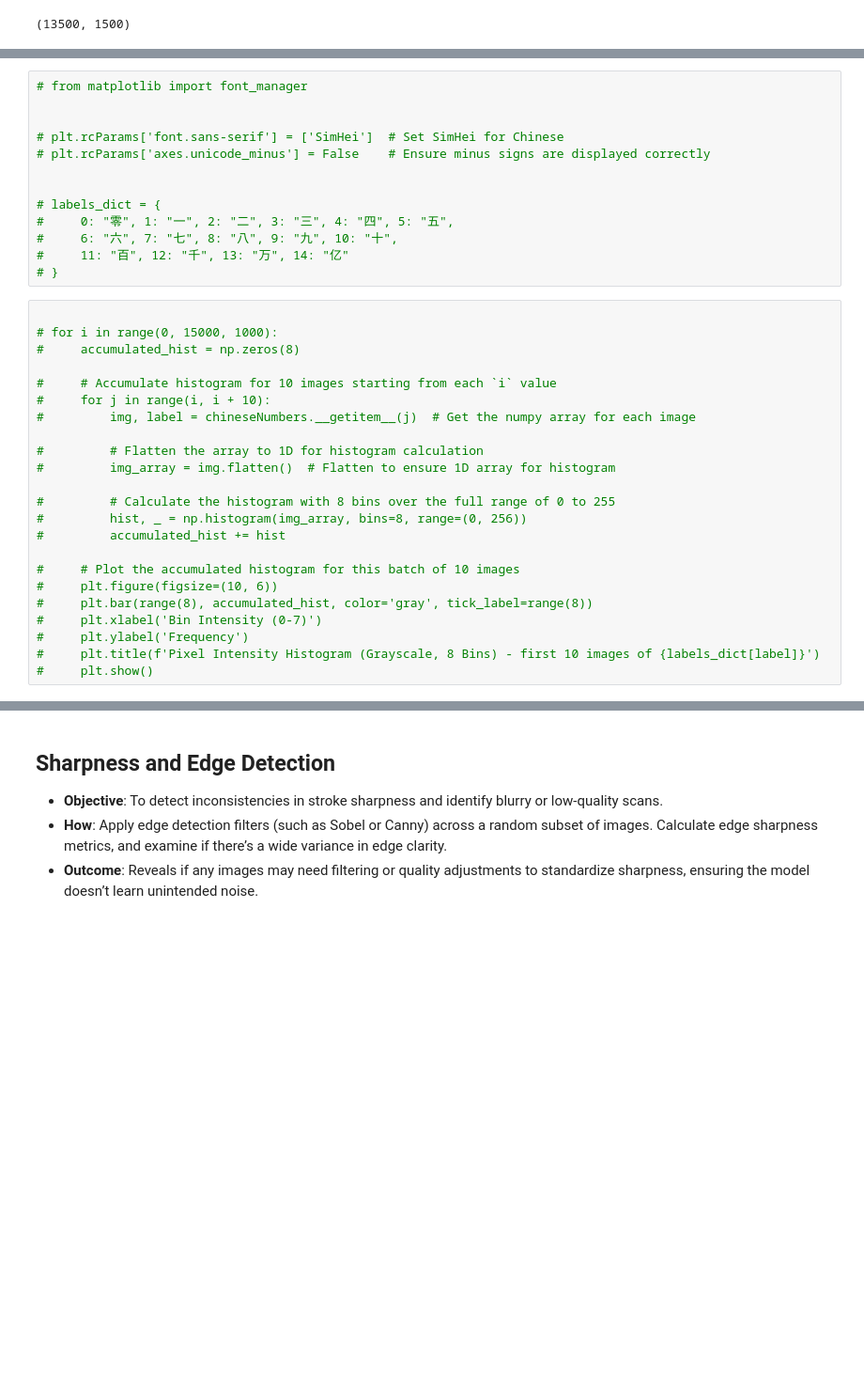
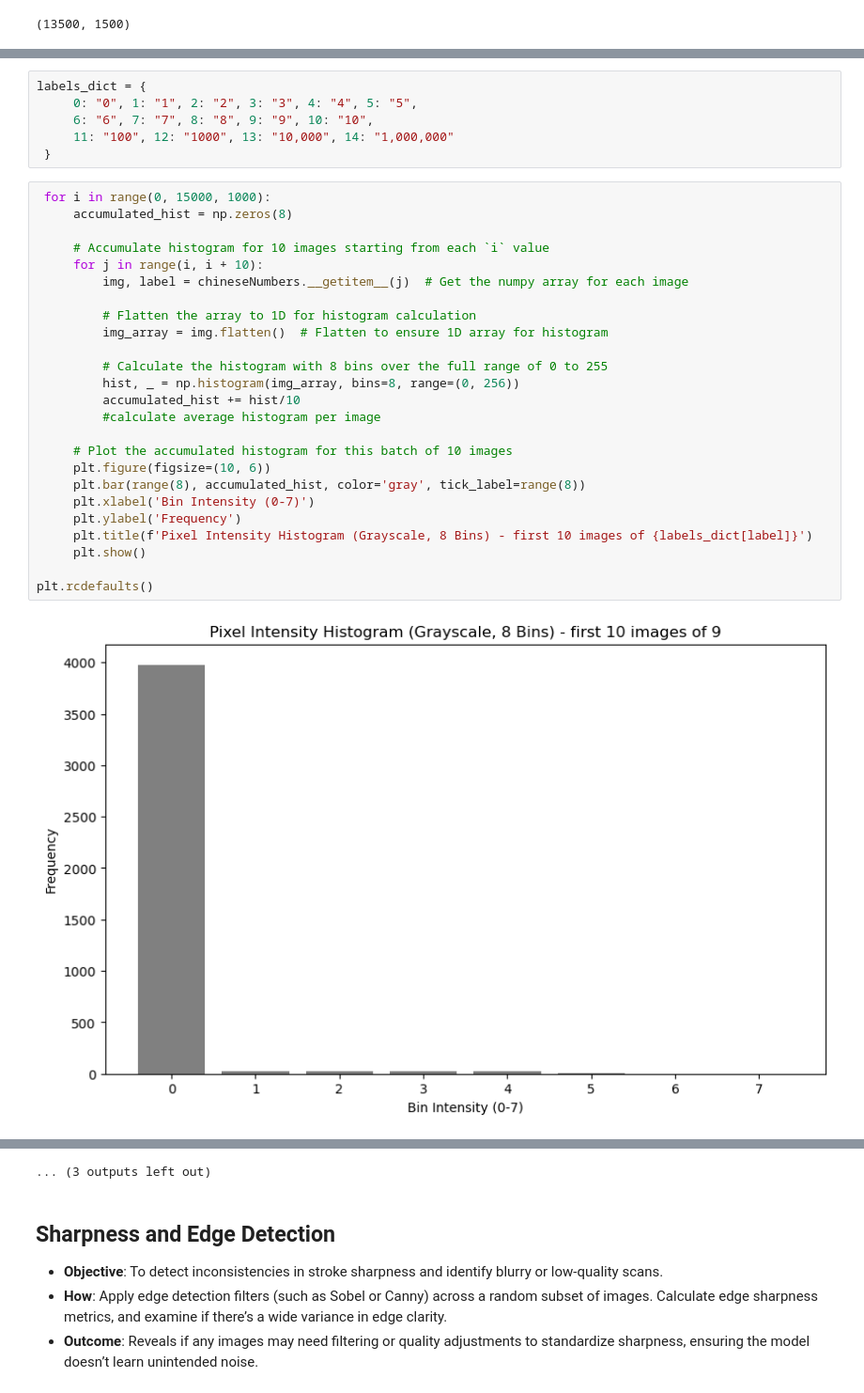
Before and after one commit to quiet98k/Chinese-Digit-Classifier, a Jupyter notebook: minst.ipynb, the cells around one changed output, grey strips where cells are left out. Shown at 94% size. Cells and saved outputs as stored; diff of their text form; blank space fills up the shorter version.

Commit message:
fix font issue

```diff
--- a/minst.ipynb
+++ b/minst.ipynb
@@ -222,37 +155,34 @@ findfont: Generic family 'sans-serif' not found because none of the following fa
 [figure]
-# %%
-# from matplotlib import font_manager
-
-
-# plt.rcParams['font.sans-serif'] = ['SimHei']  # Set SimHei for Chinese
-# plt.rcParams['axes.unicode_minus'] = False    # Ensure minus signs are displayed correctly
-
-
-# labels_dict = {
-#     0: "零", 1: "一", 2: "二", 3: "三", 4: "四", 5: "五",
-#     6: "六", 7: "七", 8: "八", 9: "九", 10: "十",
-#     11: "百", 12: "千", 13: "万", 14: "亿"
-# }
+# %%
+labels_dict = {
+     0: "0", 1: "1", 2: "2", 3: "3", 4: "4", 5: "5",
+     6: "6", 7: "7", 8: "8", 9: "9", 10: "10",
+     11: "100", 12: "1000", 13: "10,000", 14: "1,000,000"
+ }
 # %%
+ for i in range(0, 15000, 1000):
+     accumulated_hist = np.zeros(8)
 
-# for i in range(0, 15000, 1000):
-#     accumulated_hist = np.zeros(8)
+     # Accumulate histogram for 10 images starting from each `i` value
+     for j in range(i, i + 10):
+         img, label = chineseNumbers.__getitem__(j)  # Get the numpy array for each image
 
-#     # Accumulate histogram for 10 images starting from each `i` value
-#     for j in range(i, i + 10):
-#         img, label = chineseNumbers.__getitem__(j)  # Get the numpy array for each image
+         # Flatten the array to 1D for histogram calculation
+         img_array = img.flatten()  # Flatten to ensure 1D array for histogram
 
-#         # Flatten the array to 1D for histogram calculation
-#         img_array = img.flatten()  # Flatten to ensure 1D array for histogram
+         # Calculate the histogram with 8 bins over the full range of 0 to 255
+         hist, _ = np.histogram(img_array, bins=8, range=(0, 256))
+         accumulated_hist += hist/10
+         #calculate average histogram per image
 
-#         # Calculate the histogram with 8 bins over the full range of 0 to 255
-#         hist, _ = np.histogram(img_array, bins=8, range=(0, 256))
-#         accumulated_hist += hist
+     # Plot the accumulated histogram for this batch of 10 images
+     plt.figure(figsize=(10, 6))
+     plt.bar(range(8), accumulated_hist, color='gray', tick_label=range(8))
+     plt.xlabel('Bin Intensity (0-7)')
+     plt.ylabel('Frequency')
+     plt.title(f'Pixel Intensity Histogram (Grayscale, 8 Bins) - first 10 images of {labels_dict[label]}')
+     plt.show()
 
-#     # Plot the accumulated histogram for this batch of 10 images
-#     plt.figure(figsize=(10, 6))
-#     plt.bar(range(8), accumulated_hist, color='gray', tick_label=range(8))
-#     plt.xlabel('Bin Intensity (0-7)')
-#     plt.ylabel('Frequency')
-#     plt.title(f'Pixel Intensity Histogram (Grayscale, 8 Bins) - first 10 images of {labels_dict[label]}')
-#     plt.show()
+plt.rcdefaults()
+# %% [output]
+[figure, added]
@@ -259,3 +200,4 @@ findfont: Generic family 'sans-serif' not found because none of the following fa
+... (3 outputs left out)
 # %% [markdown]
 ## Sharpness and Edge Detection
 - **Objective**: To detect inconsistencies in stroke sharpness and identify blurry or low-quality scans.
```
Also changed, not shown: parts of 9 cells of this notebook.
